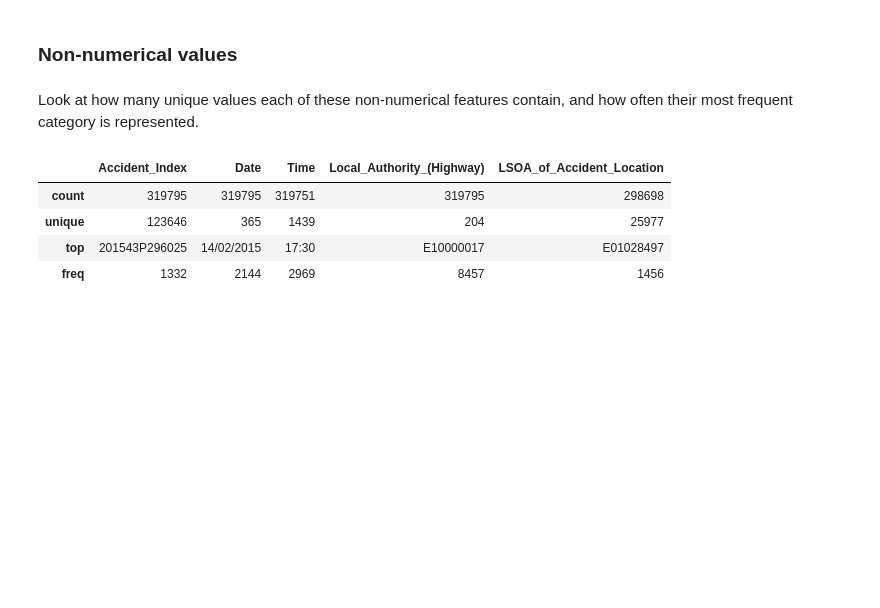
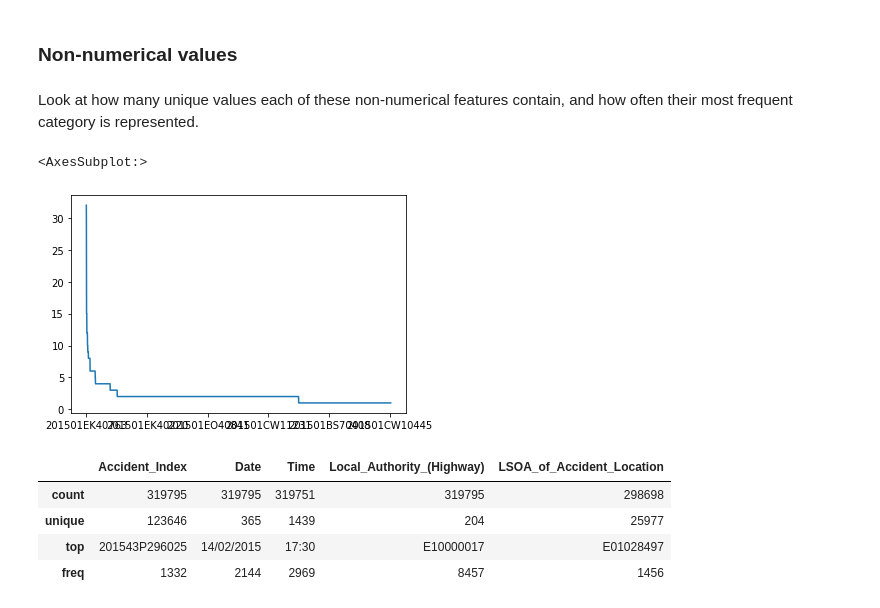
Before and after one commit to procodata/BoilerPlate, a Jupyter notebook: eda.ipynb, the cells around one changed output. Cells and saved outputs as stored; diff of their text form; code cells hidden in the pictures; blank space fills up the shorter version.

```diff
--- a/eda.ipynb
+++ b/eda.ipynb
@@ -134,6 +136,11 @@ df_X.plot(lw=0, marker=".", subplots=True, layout=(-1, 4),
 ### Non-numerical values
 # %% [markdown]
 Look at how many unique values each of these non-numerical features contain, and how often their most frequent category is represented.
+# %%
+df_non_numerical['Accident_Index'].value_counts().plot()
+# %% [output]
+<AxesSubplot:>
+[figure, added]
 # %%
 # Extract descriptive properties of non-numerical features
 df_X.describe(exclude=["number", "datetime"])
```
Also changed, not shown: parts of 12 cells of this notebook, 2 other files.
